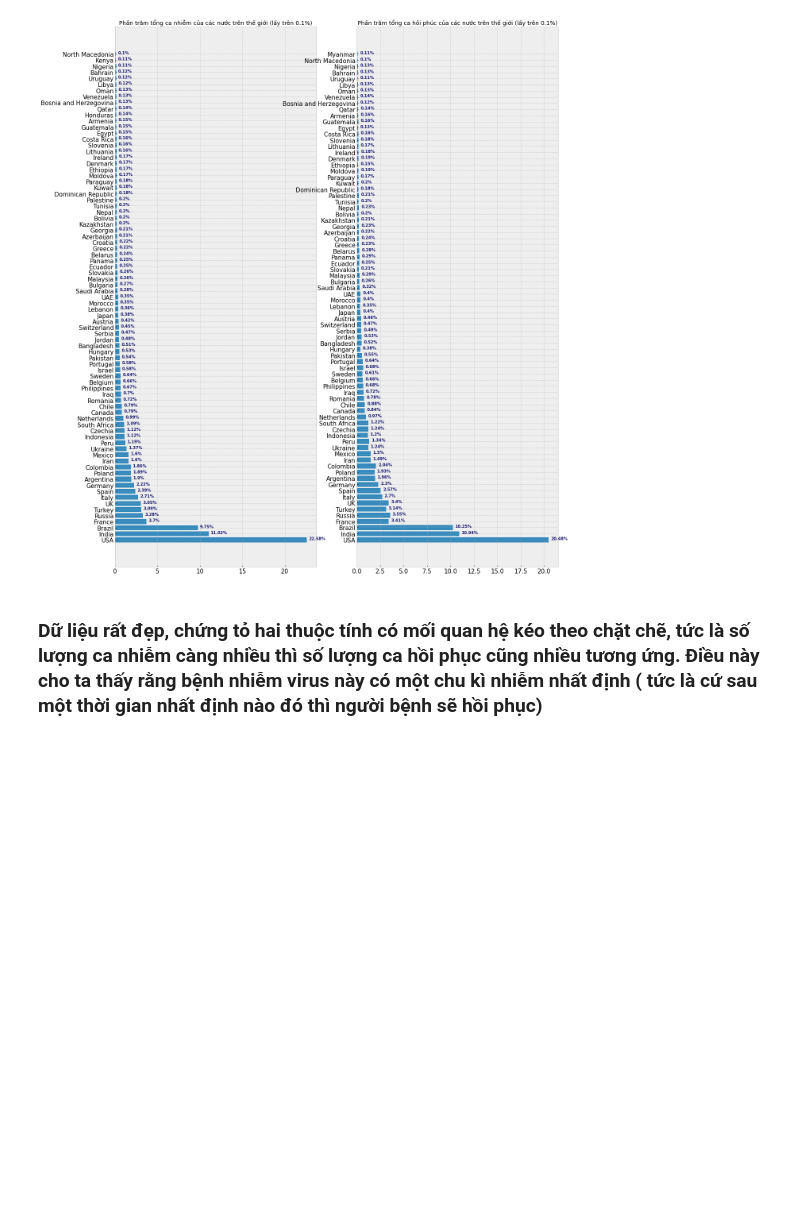
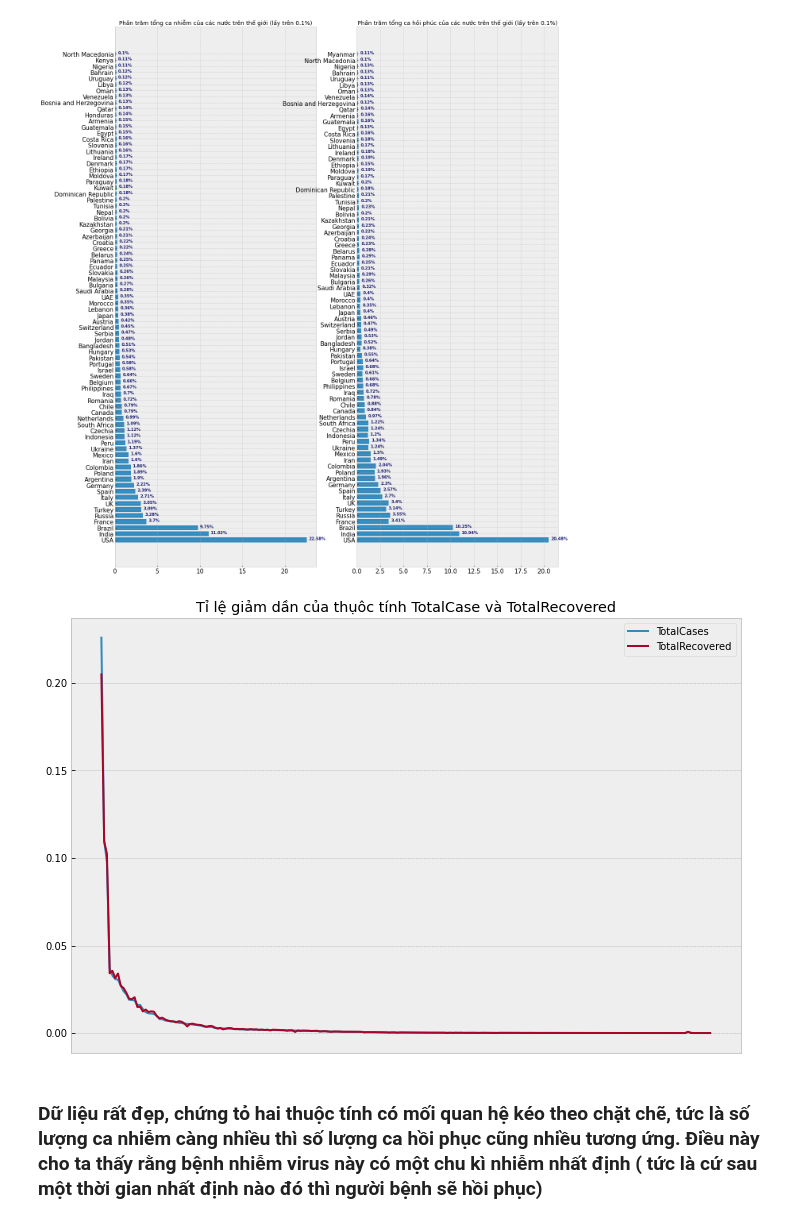
Before and after one commit to Truong1311/Lab01-CoronaVirus, a Jupyter notebook: Phuong.ipynb, the cells around one changed output. Saved outputs shown, nothing was run; the diff lists cells and outputs as text; code cells hidden in the pictures; blank space fills up the shorter version.

```diff
--- a/Phuong.ipynb
+++ b/Phuong.ipynb
@@ -233,5 +233,15 @@ title='Phần trăm tổng ca hồi phúc của các nước trên thế giới
 plot_ratio_barh(df, 'TotalRecovered', ax[1], min_sup=0.1, title=title)
 # %% [output]
 [figure]
+# %%
+plt.figure(figsize=(12,8))
+plt.plot(df['TotalCases']/df['TotalCases'].sum(), label='TotalCases')
+plt.plot(df['TotalRecovered']/df['TotalRecovered'].sum(), label='TotalRecovered')
+plt.legend()
+plt.title('Tỉ lệ giảm dần của thụôc tính TotalCase và TotalRecovered')
+plt.xticks([])
+plt.show()
+# %% [output]
+[figure, added]
 # %% [markdown]
 ### Dữ liệu rất đẹp, chứng tỏ hai thuộc tính có mối quan hệ kéo theo chặt chẽ, tức là số lượng ca nhiễm càng nhiều thì số lượng ca hồi phục cũng nhiều tương ứng. Điều này cho ta thấy rằng bệnh nhiễm virus này có một chu kì nhiễm nhất định ( tức là cứ sau một thời gian nhất định nào đó thì người bệnh sẽ hồi phục)
```
Also changed, not shown: parts of 11 cells of this notebook.
